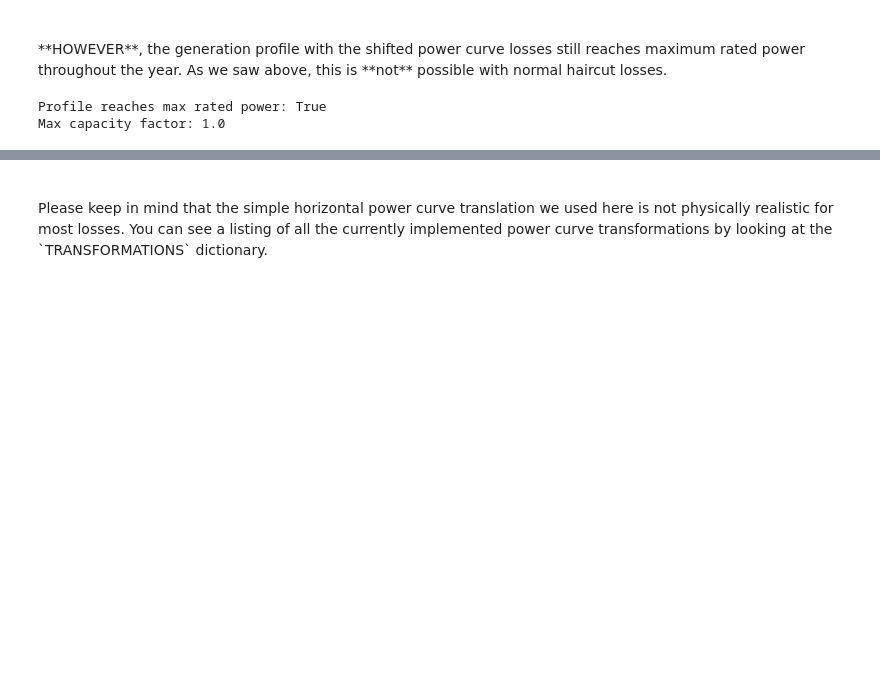
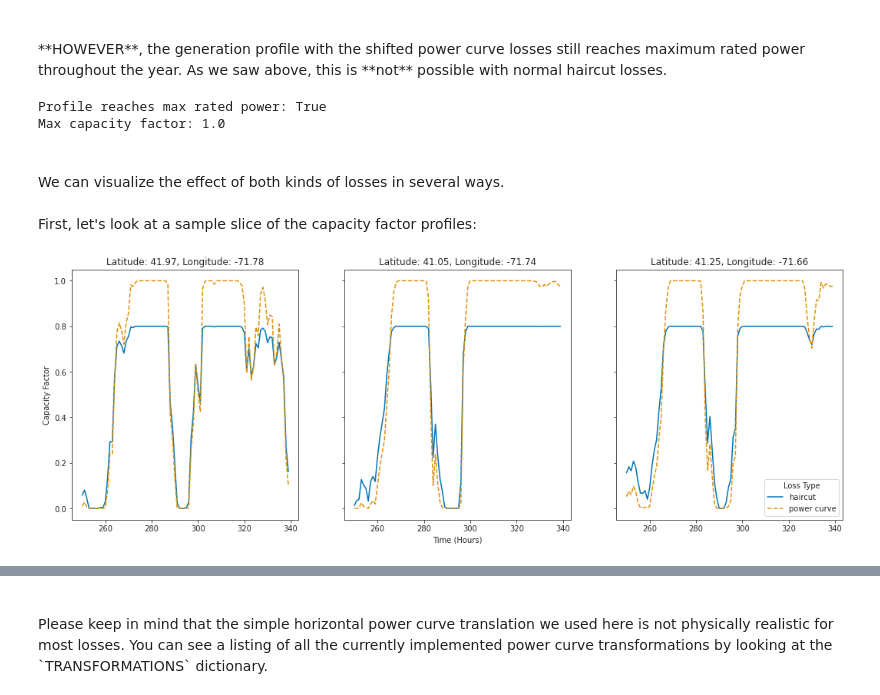
Before and after one commit to NREL/reV, a Jupyter notebook: examples/rev_losses/rev_losses_demo.ipynb, the cells around one changed output, grey strips where cells are left out. Drawn from its saved outputs; the diff is of its cells as text; code cells hidden in the pictures; blank space fills up the shorter version.

```diff
--- a/examples/rev_losses/rev_losses_demo.ipynb
+++ b/examples/rev_losses/rev_losses_demo.ipynb
@@ -149,5 +149,28 @@ print("Max capacity factor:", gen.out['cf_profile'].max())
 # %% [output]
 Profile reaches max rated power: True
 Max capacity factor: 1.0
+# %% [markdown]
+<br>
+We can visualize the effect of both kinds of losses in several ways.
+<br>
+<br>
+First, let's look at a sample slice of the capacity factor profiles:
+# %%
+x_time = np.arange(250, 340)
+fig, axes = plt.subplots(1, lat_lons.shape[0], figsize=(18, 6), sharey=True)
+for ind, (ax, lat_lon) in enumerate(zip(axes, lat_lons)):
+    ax.plot(
+        x_time, gen_haircut.out['cf_profile'][x_time, ind], '-',
+        x_time, gen.out['cf_profile'][x_time, ind], '--'
+    )
+    ax.set_title('Latitude: {:0.2f}, Longitude: {:0.2f}'.format(*lat_lon))
+    if ind == 0:
+        ax.set_ylabel("Capacity Factor")
+    elif ind == 1:
+        ax.set_xlabel("Time (Hours)")
+
+ax.legend(['haircut', 'power curve'], loc='best', title="Loss Type");
+# %% [output]
+[figure, added]
 # %% [markdown]
 <br>
```
Also changed, not shown: parts of 15 cells of this notebook.
